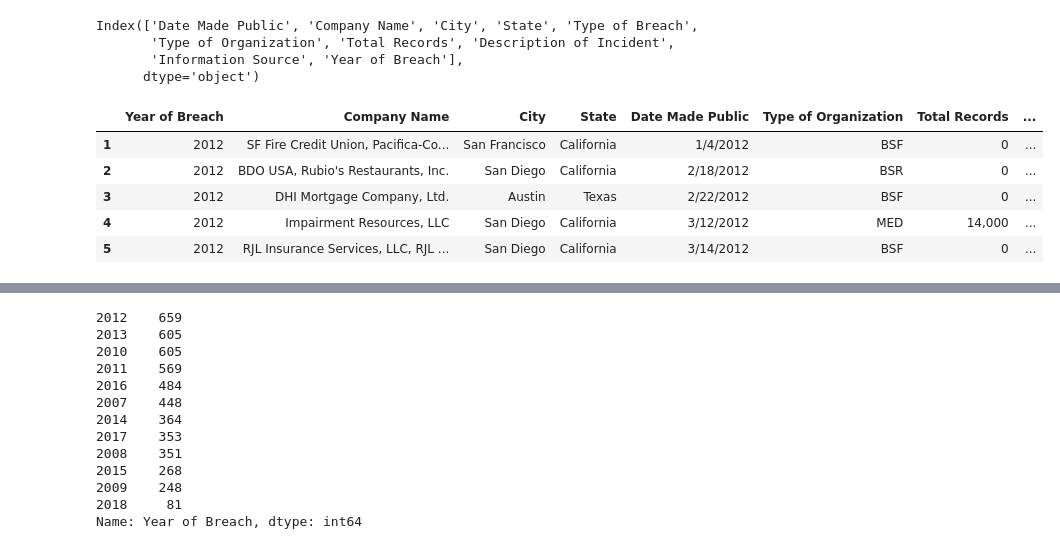
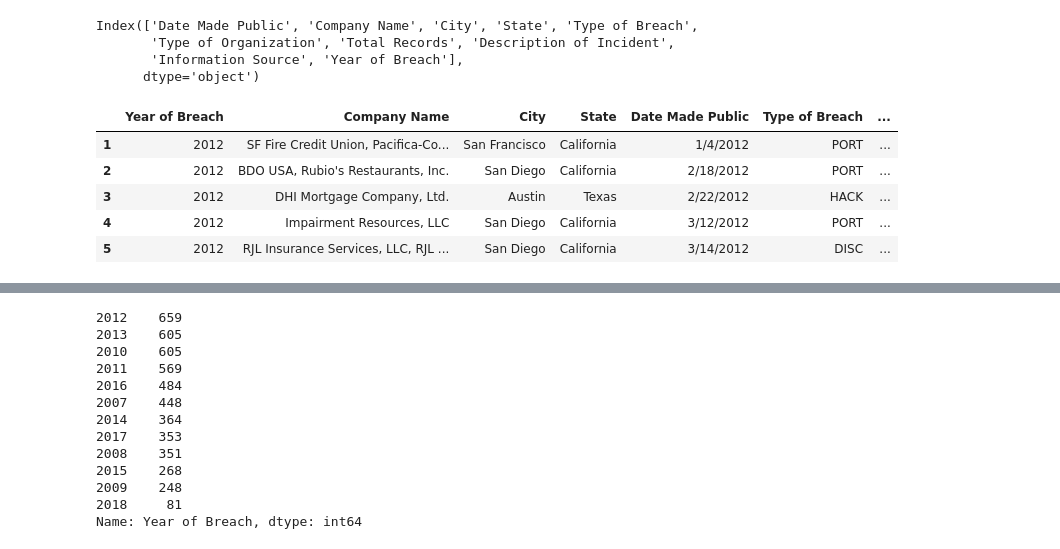
Before and after one commit to chaka37/Project1, a Jupyter notebook: notebooks/tempest.ipynb, the cells around one changed output, grey strips where cells are left out. Drawn from its saved outputs; the diff is of its cells as text; code cells hidden in the pictures.

```diff
--- a/notebooks/tempest.ipynb
+++ b/notebooks/tempest.ipynb
@@ -162,15 +164,15 @@ Index(['Date Made Public', 'Company Name', 'City', 'State', 'Type of Breach',
       dtype='object')
 # %%
 # Reorder Columns
-prc_data = prc_data[['Year of Breach', 'Company Name', 'City', 'State', 'Date Made Public', 'Type of Organization', 'Total Records', 'Description of Incident', 'Information Source']]
+prc_data = prc_data[['Year of Breach', 'Company Name', 'City', 'State', 'Date Made Public','Type of Breach', 'Type of Organization', 'Total Records', 'Description of Incident', 'Information Source']]
 prc_data.head()
 # %% [output]
-|  | Year of Breach | Company Name | City | State | Date Made Public | Type of Organization | Total Records | ... |
-| 1 | 2012 | SF Fire Credit Union, Pacifica-Co... | San Francisco | California | 1/4/2012 | BSF | 0 | ... |
-| 2 | 2012 | BDO USA, Rubio's Restaurants, Inc. | San Diego | California | 2/18/2012 | BSR | 0 | ... |
-| 3 | 2012 | DHI Mortgage Company, Ltd. | Austin | Texas | 2/22/2012 | BSF | 0 | ... |
-| 4 | 2012 | Impairment Resources, LLC | San Diego | California | 3/12/2012 | MED | 14,000 | ... |
-| 5 | 2012 | RJL Insurance Services, LLC, RJL ... | San Diego | California | 3/14/2012 | BSF | 0 | ... |
+|  | Year of Breach | Company Name | City | State | Date Made Public | Type of Breach | ... |
+| 1 | 2012 | SF Fire Credit Union, Pacifica-Co... | San Francisco | California | 1/4/2012 | PORT | ... |
+| 2 | 2012 | BDO USA, Rubio's Restaurants, Inc. | San Diego | California | 2/18/2012 | PORT | ... |
+| 3 | 2012 | DHI Mortgage Company, Ltd. | Austin | Texas | 2/22/2012 | HACK | ... |
+| 4 | 2012 | Impairment Resources, LLC | San Diego | California | 3/12/2012 | PORT | ... |
+| 5 | 2012 | RJL Insurance Services, LLC, RJL ... | San Diego | California | 3/14/2012 | DISC | ... |
 # %%
 # Filter data for 10 years
 prc_data = prc_data[(prc_data['Year of Breach'] > 2006) & (prc_data['Year of Breach'] < 2019)]
```
Also changed, not shown: parts of 16 cells of this notebook, 2 other files.
